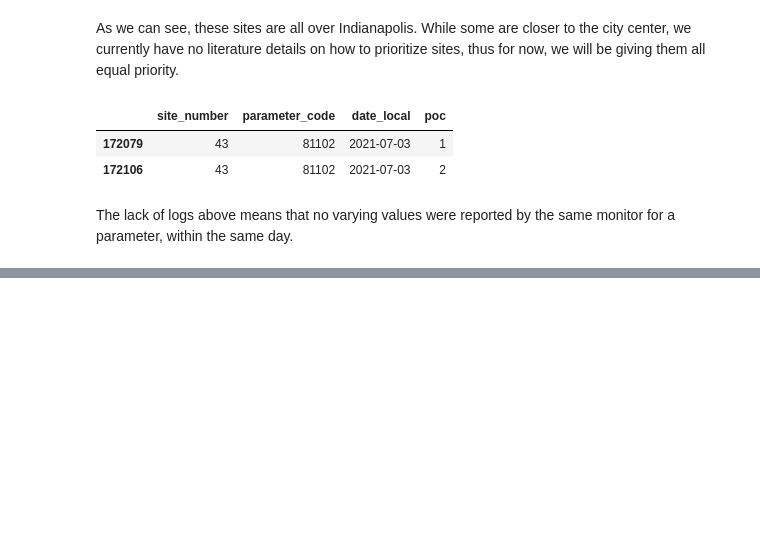
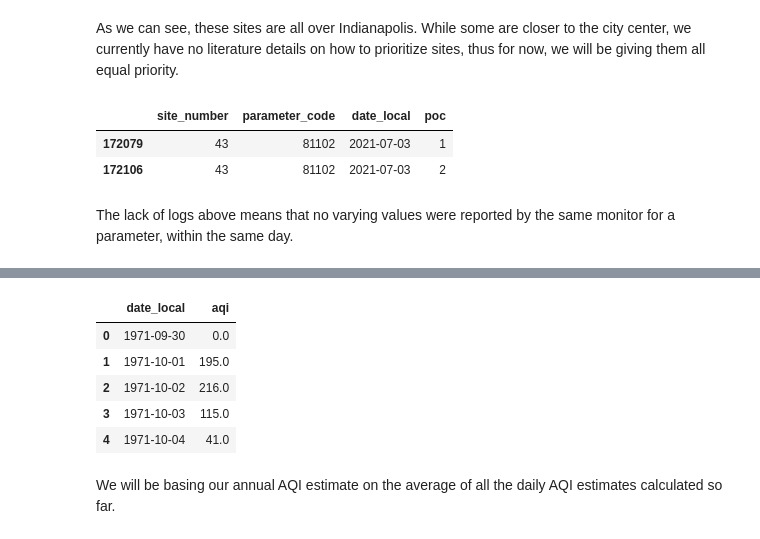
Before and after one commit to himanshunaidu/data512_project, a Jupyter notebook: aqi_data_acquisition.ipynb, the cells around one changed output, grey strips where cells are left out. Drawn from its saved outputs; the diff is of its cells as text; code cells hidden in the pictures; blank space fills up the shorter version.

Commit message:
Complete AQI daily estimation

```diff
--- a/aqi_data_acquisition.ipynb
+++ b/aqi_data_acquisition.ipynb
@@ -616,0 +637,15 @@ The lack of logs above means that no varying values were reported by the same mo
+# %%
+aqi_daily_estimate_df = aqi_subset_df[['date_local', 'aqi']].groupby(by='date_local').max().reset_index()
+aqi_daily_estimate_df['date_local'] = pd.to_datetime(aqi_daily_estimate_df['date_local'])
+aqi_daily_estimate_df = aqi_daily_estimate_df.sort_values(by='date_local').reset_index(drop=True)
+
+aqi_daily_estimate_df.head()
+# %% [output]
+|  | date_local | aqi |
+| 0 | 1971-09-30 | 0.0 |
+| 1 | 1971-10-01 | 195.0 |
+| 2 | 1971-10-02 | 216.0 |
+| 3 | 1971-10-03 | 115.0 |
+| 4 | 1971-10-04 | 41.0 |
+# %% [markdown]
+We will be basing our annual AQI estimate on the average of all the daily AQI estimates calculated so far.
```
Also changed, not shown: parts of 7 cells of this notebook, 2 other files.
